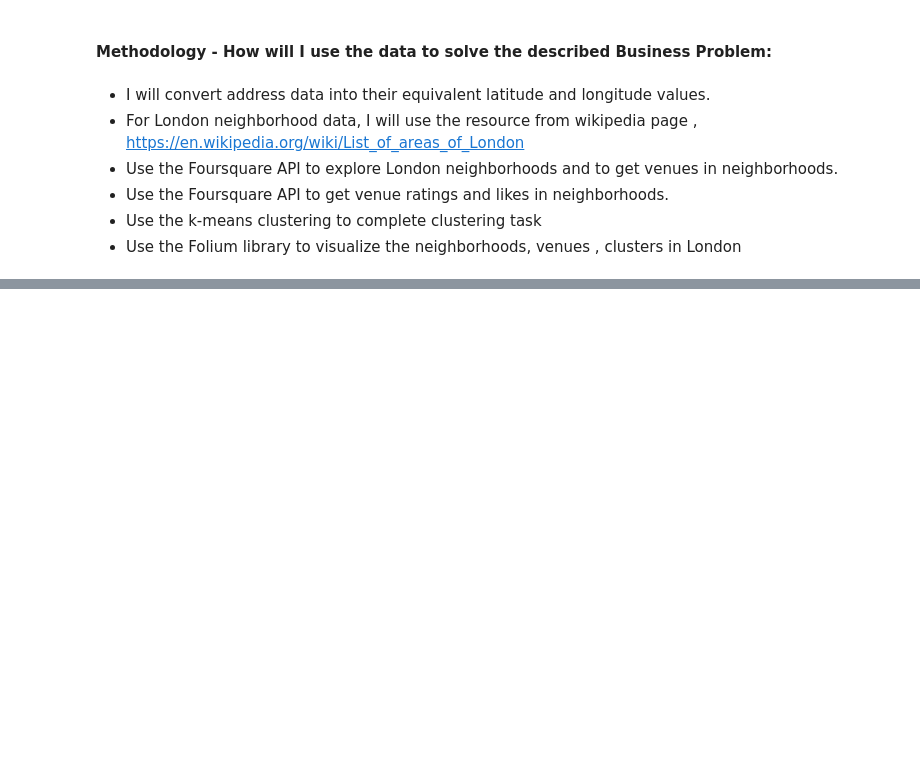
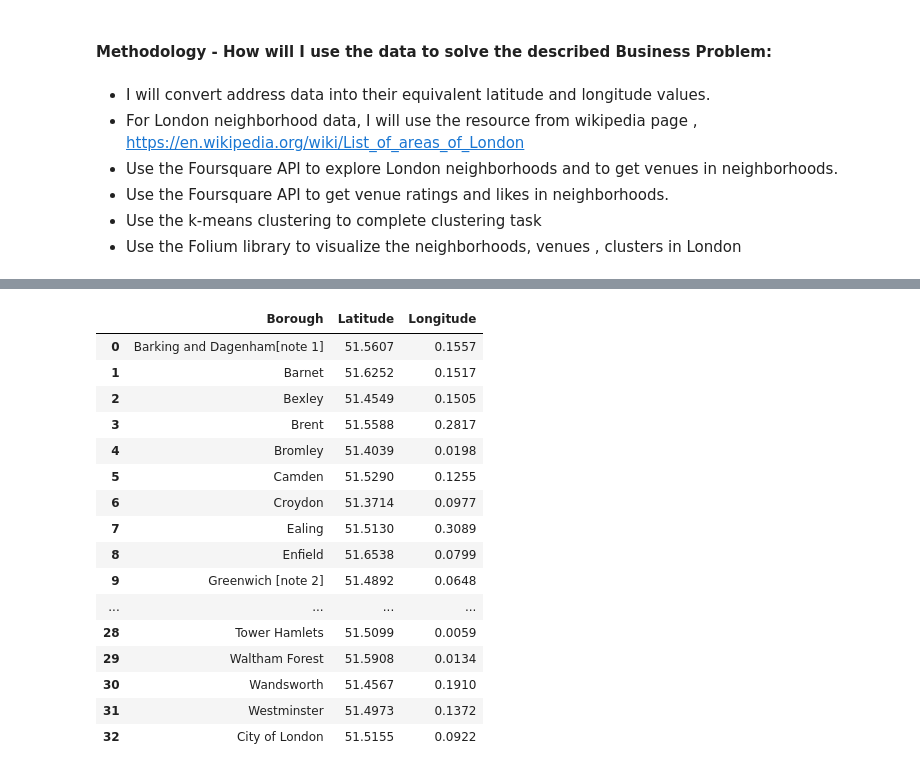
Before and after one commit to brankaRR/Capstone_Project-2021, a Jupyter notebook: Capstone Project Week 4_1.ipynb, the cells around one changed output, grey strips where cells are left out. Cells and saved outputs as stored; diff of their text form; code cells hidden in the pictures; blank space fills up the shorter version.

```diff
--- a/Capstone Project Week 4_1.ipynb
+++ b/Capstone Project Week 4_1.ipynb
@@ -29,0 +230,24 @@ The objective of my project is to recommend which neighborhood of London is a go
+# %%
+# Drop the columns 'Co-ordinates' because I don't need it anymore
+df.drop('Co-ordinates', 1, inplace=True)
+# %%
+# As I mention on the start City of London is not is the table because is't not consoderd a borough, but I add it manually so that I can take in into consideration when I'll we doing the data analysis later
+df.append({'Borough':'City of London', 'Latitude': '51.5155', 'Longitude': 0.0922}, ignore_index=True)
+# %% [output]
+|  | Borough | Latitude | Longitude |
+| 0 | Barking and Dagenham[note 1] | 51.5607 | 0.1557 |
+| 1 | Barnet | 51.6252 | 0.1517 |
+| 2 | Bexley | 51.4549 | 0.1505 |
+| 3 | Brent | 51.5588 | 0.2817 |
+| 4 | Bromley | 51.4039 | 0.0198 |
+| 5 | Camden | 51.5290 | 0.1255 |
+| 6 | Croydon | 51.3714 | 0.0977 |
+| 7 | Ealing | 51.5130 | 0.3089 |
+| 8 | Enfield | 51.6538 | 0.0799 |
+| 9 | Greenwich [note 2] | 51.4892 | 0.0648 |
+| ... | ... | ... | ... |
+| 28 | Tower Hamlets | 51.5099 | 0.0059 |
+| 29 | Waltham Forest | 51.5908 | 0.0134 |
+| 30 | Wandsworth | 51.4567 | 0.1910 |
+| 31 | Westminster | 51.4973 | 0.1372 |
+| 32 | City of London | 51.5155 | 0.0922 |
```
Also changed, not shown: parts of 19 cells of this notebook.
